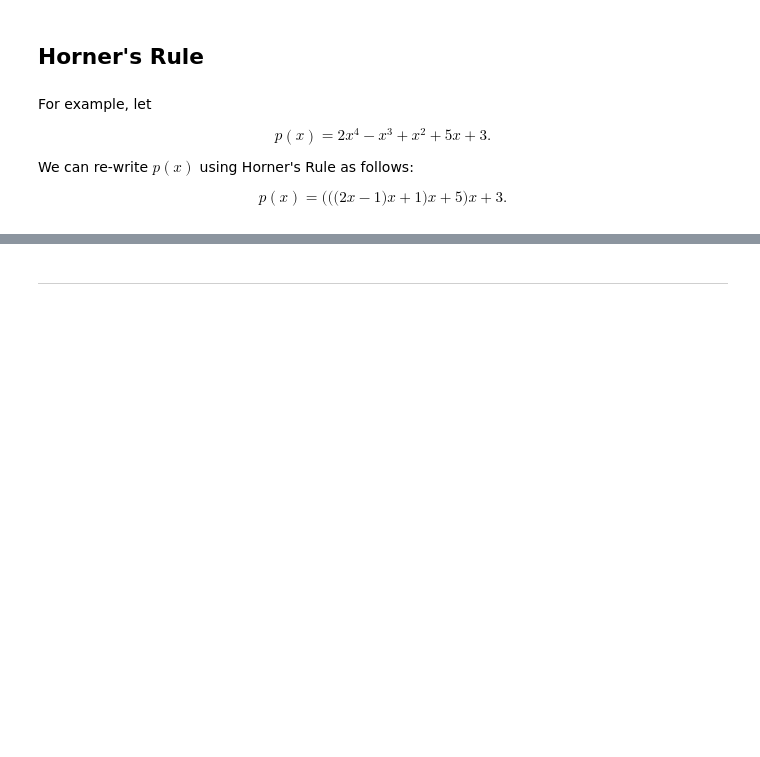
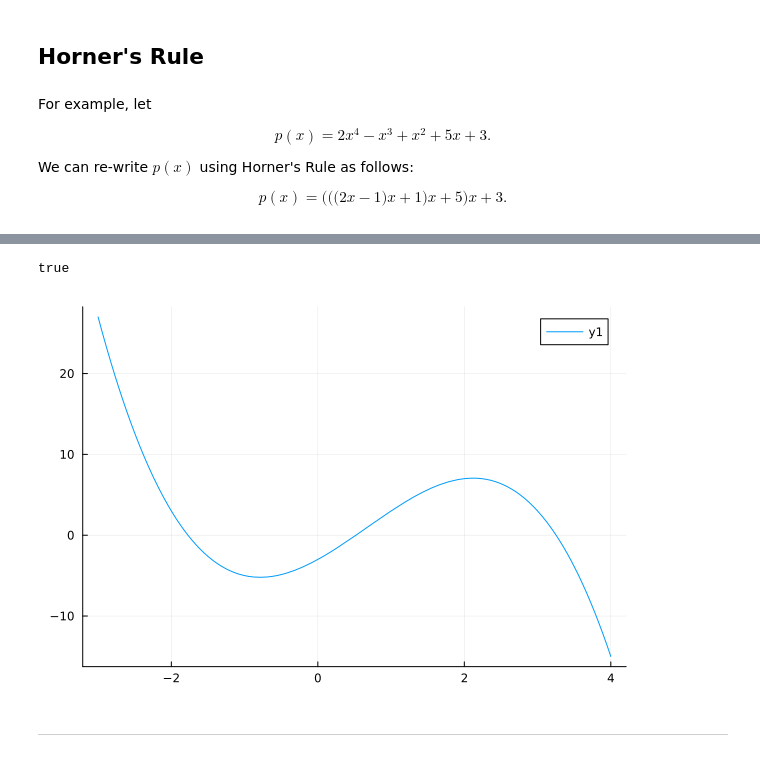
Before and after one commit to ApolloTheApollo/20262-lecture-notes, a Jupyter notebook: chapter10/Section 10.1 - General approximations and interpolation.ipynb, the cells around one changed output, grey strips where cells are left out. Drawn from its saved outputs; the diff is of its cells as text; code cells hidden in the pictures; blank space fills up the shorter version.

```diff
--- a/chapter10/Section 10.1 - General approximations and interpolation.ipynb
+++ b/chapter10/Section 10.1 - General approximations and interpolation.ipynb
@@ -38,6 +38,15 @@ We can re-write $p(x)$ using Horner's Rule as follows:
 $$
 p(x) = \bigg(\Big(\big(2x - 1\big)x + 1\Big)x + 5\bigg)x + 3.
 $$
+# %%
+c = [3, 5, 1, -1, 2.0]
+x = 1.0
+
+p = c[5]
+p = c[5]*x + c[4]
+p = (c[5]*x + c[4])*x + c[3]
+
+p = p*x + c[2]
 # %%
 # Evaluate the polynomial
 #
@@ -60,7 +76,18 @@ p(x) = horner(x, c)
 # %%
 # Check that p(x) is correct
+porig(x) = -3 + 5x + 2x^2 - x^3
+
+x = randn()
+porig(x) ≈ p(x)
+# %% [output]
+true
 # %%
 # Plot p(x) on the interval [-3,4]
+using Plots
+
+plot(p, -3, 4)
+# %% [output]
+[figure, added]
 # %% [markdown]
 ---
 # %% [markdown]
```
Also changed, not shown: parts of 2 cells of this notebook, 2 other files.
